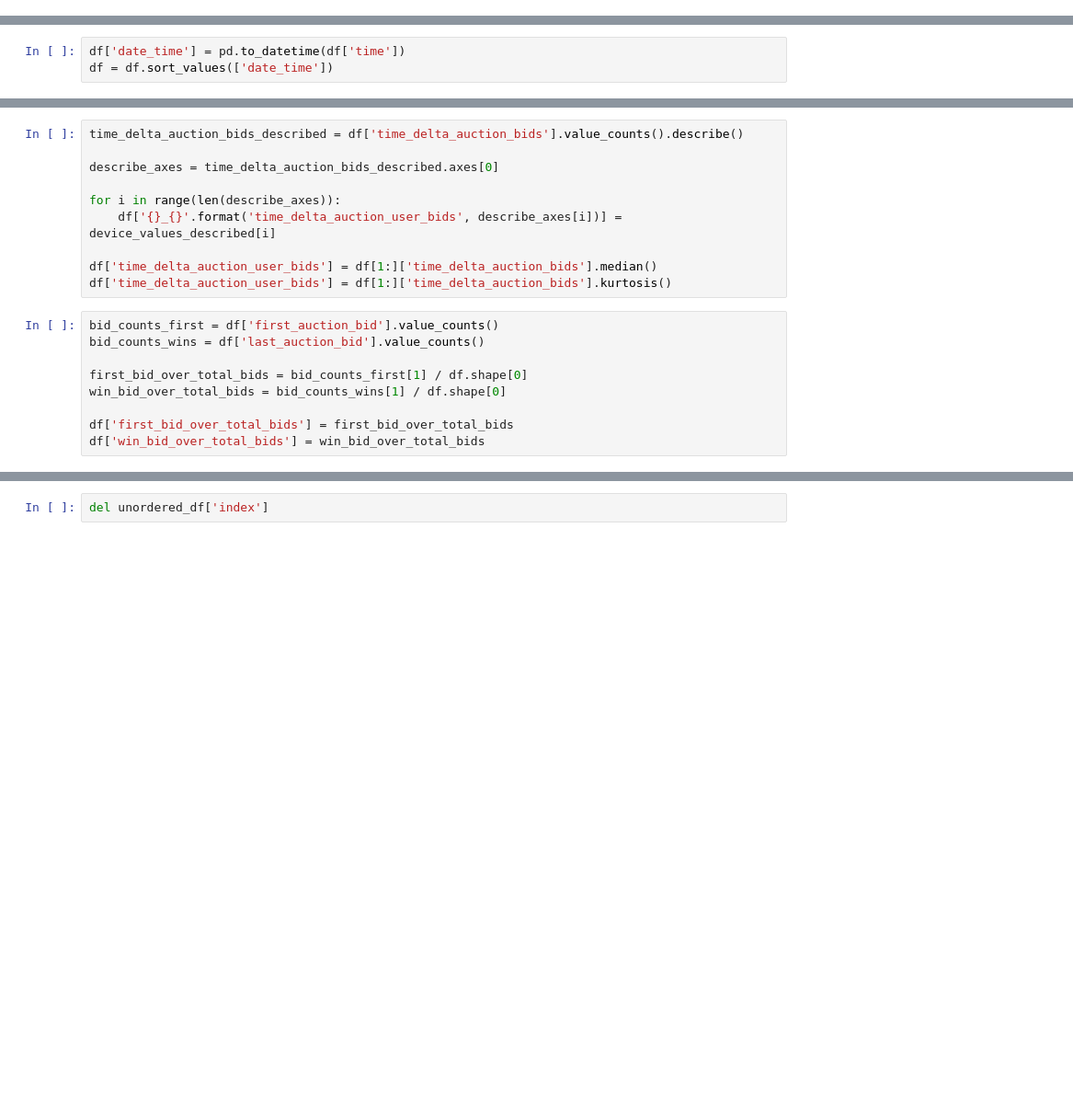
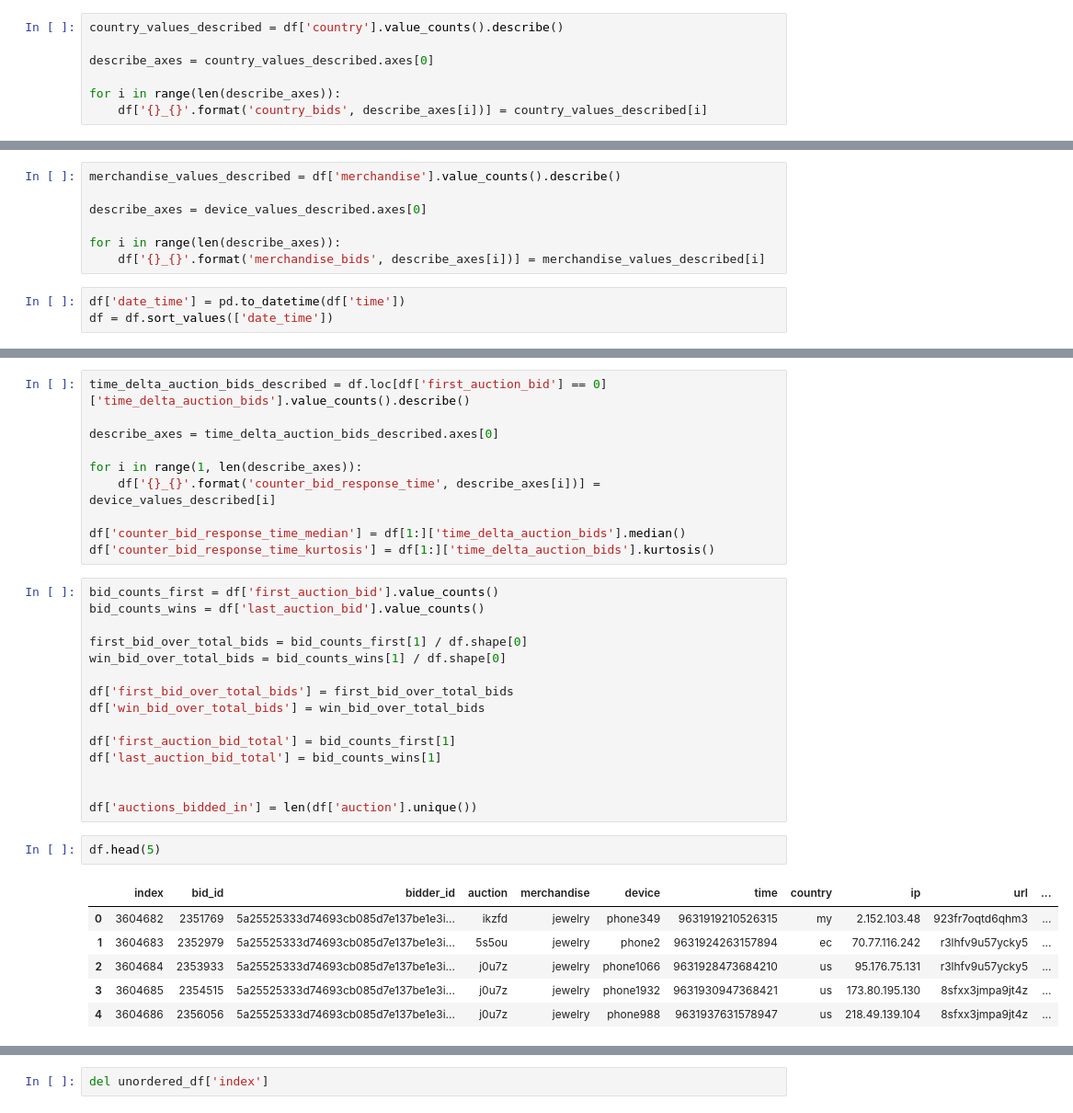
Before and after one commit to luisfisherjr/CS4661-PROJECT, a Jupyter notebook: preprocessing_step3.ipynb, the cells around one changed output, grey strips where cells are left out. Shown at 92% size. Saved outputs shown, nothing was run; the diff lists cells and outputs as text; blank space fills up the shorter version.

```diff
--- a/preprocessing_step3.ipynb
+++ b/preprocessing_step3.ipynb
@@ -60,3 +61,10 @@ df.head(5)
+# %%
+country_values_described = df['country'].value_counts().describe()
+
+describe_axes = country_values_described.axes[0]
+
+for i in range(len(describe_axes)):
+    df['{}_{}'.format('country_bids', describe_axes[i])] = country_values_described[i]
 # %%
 device_values = df['device'].value_counts()
 # %%
@@ -78,6 +86,13 @@ describe_axes = device_values_described.axes[0]
 
 for i in range(len(describe_axes)):
     df['{}_{}'.format('device_bids', describe_axes[i])] = device_values_described[i]
+# %%
+merchandise_values_described = df['merchandise'].value_counts().describe()
+
+describe_axes = device_values_described.axes[0]
+
+for i in range(len(describe_axes)):
+    df['{}_{}'.format('merchandise_bids', describe_axes[i])] = merchandise_values_described[i]
 # %%
 df['date_time'] = pd.to_datetime(df['time'])
 df = df.sort_values(['date_time'])
@@ -95,14 +111,14 @@ max       243.000000
 Name: time_delta_auction_bids, dtype: float64
 # %%
-time_delta_auction_bids_described = df['time_delta_auction_bids'].value_counts().describe()
+time_delta_auction_bids_described = df.loc[df['first_auction_bid'] == 0]['time_delta_auction_bids'].value_counts().describe()
 
 describe_axes = time_delta_auction_bids_described.axes[0]
 
-for i in range(len(describe_axes)):
-    df['{}_{}'.format('time_delta_auction_user_bids', describe_axes[i])] = device_values_described[i]
+for i in range(1, len(describe_axes)):
+    df['{}_{}'.format('counter_bid_response_time', describe_axes[i])] = device_values_described[i]
 
-df['time_delta_auction_user_bids'] = df[1:]['time_delta_auction_bids'].median()
-df['time_delta_auction_user_bids'] = df[1:]['time_delta_auction_bids'].kurtosis()
+df['counter_bid_response_time_median'] = df[1:]['time_delta_auction_bids'].median()
+df['counter_bid_response_time_kurtosis'] = df[1:]['time_delta_auction_bids'].kurtosis()
 # %%
 bid_counts_first = df['first_auction_bid'].value_counts()
 bid_counts_wins = df['last_auction_bid'].value_counts()
@@ -112,6 +128,21 @@ win_bid_over_total_bids = bid_counts_wins[1] / df.shape[0]
 
 df['first_bid_over_total_bids'] = first_bid_over_total_bids
 df['win_bid_over_total_bids'] = win_bid_over_total_bids
+
+df['first_auction_bid_total'] = bid_counts_first[1]
+df['last_auction_bid_total'] = bid_counts_wins[1]
+
+
+df['auctions_bidded_in'] = len(df['auction'].unique())
+# %%
+df.head(5)
+# %% [output]
+|  | index | bid_id | bidder_id | auction | merchandise | device | time | country | ip | url | ... |
+| 0 | 3604682 | 2351769 | 5a25525333d74693cb085d7e137be1e3i... | ikzfd | jewelry | phone349 | 9631919210526315 | my | 2.152.103.48 | 923fr7oqtd6qhm3 | ... |
+| 1 | 3604683 | 2352979 | 5a25525333d74693cb085d7e137be1e3i... | 5s5ou | jewelry | phone2 | 9631924263157894 | ec | 70.77.116.242 | r3lhfv9u57ycky5 | ... |
+| 2 | 3604684 | 2353933 | 5a25525333d74693cb085d7e137be1e3i... | j0u7z | jewelry | phone1066 | 9631928473684210 | us | 95.176.75.131 | r3lhfv9u57ycky5 | ... |
+| 3 | 3604685 | 2354515 | 5a25525333d74693cb085d7e137be1e3i... | j0u7z | jewelry | phone1932 | 9631930947368421 | us | 173.80.195.130 | 8sfxx3jmpa9jt4z | ... |
+| 4 | 3604686 | 2356056 | 5a25525333d74693cb085d7e137be1e3i... | j0u7z | jewelry | phone988 | 9631937631578947 | us | 218.49.139.104 | 8sfxx3jmpa9jt4z | ... |
 # %%
 list_of_df = []
 
```
Also changed, not shown: parts of 20 cells of this notebook, 3 other files.
